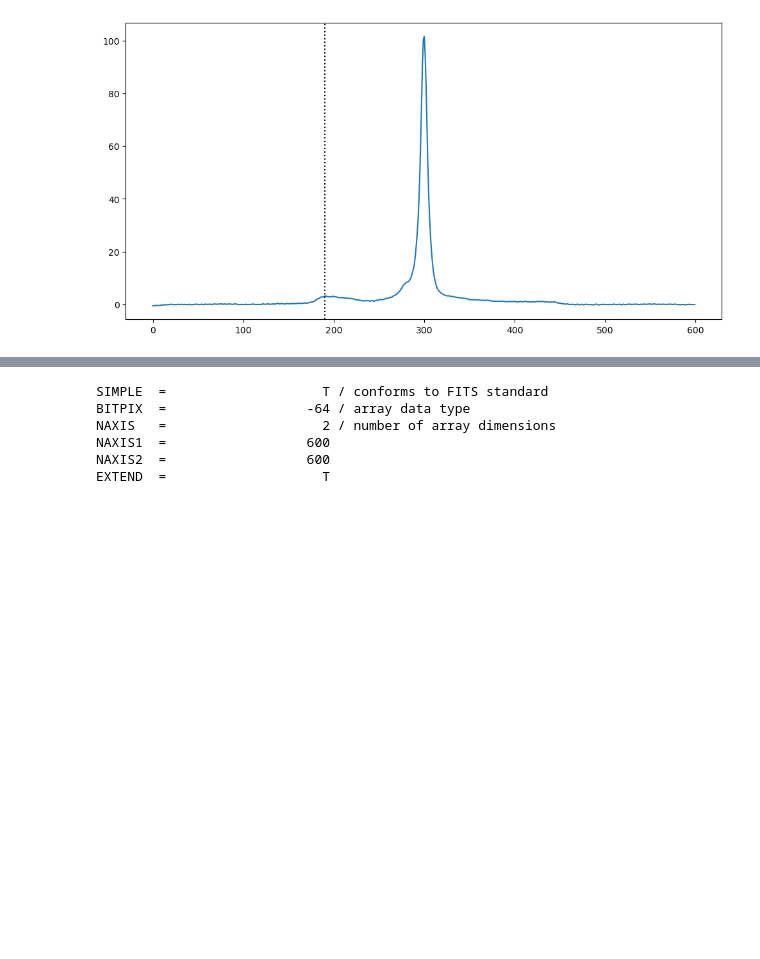
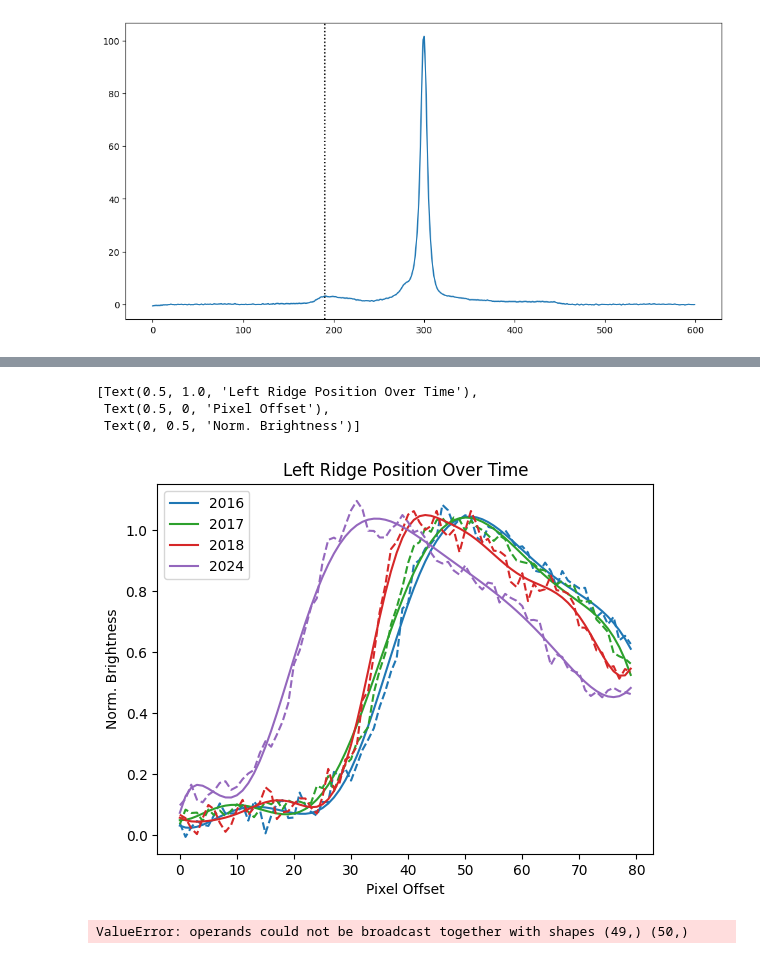
Before and after one commit to ryanwhite1/Wolf-Rayets, a Jupyter notebook: Expansion_Rate_and_Period.ipynb, the cells around one changed output, grey strips where cells are left out. Drawn from its saved outputs; the diff is of its cells as text; code cells hidden in the pictures; blank space fills up the shorter version.

```diff
--- a/Expansion_Rate_and_Period.ipynb
+++ b/Expansion_Rate_and_Period.ipynb
@@ -57,8 +61,53 @@ ax.set(title='Left Ridge Position Over Time', xlabel='Pixel Offset', ylabel='Nor
 # %%
+from scipy.interpolate import UnivariateSpline
+
+left_ridge_splines = {}
+fig, ax = plt.subplots()
+
+for key in vlt_data.keys():
+    left_ridge_splines[key] = UnivariateSpline(left_ridges['x'], left_ridges[key], k=5, s=0.1, ext=3)
+    ax.plot(x, left_ridge_splines[key](x), c=colours[key], label=str(key))
+    ax.plot(x, left_ridges[key], c=colours[key], ls='--')
+
+ax.legend()
+ax.set(title='Left Ridge Position Over Time', xlabel='Pixel Offset', ylabel='Norm. Brightness')
 # %% [output]
-SIMPLE  =                    T / conforms to FITS standard
-BITPIX  =                  -64 / array data type
-NAXIS   =                    2 / number of array dimensions
-NAXIS1  =                  600
-NAXIS2  =                  600
-EXTEND  =                    T
+[Text(0.5, 1.0, 'Left Ridge Position Over Time'),
+ Text(0.5, 0, 'Pixel Offset'),
+ Text(0, 0.5, 'Norm. Brightness')]
+[figure, added]
+# %%
+from scipy.optimize import least_squares
+
+use_left_ridge_spline = left_ridge_splines[2016]
+min_val, max_val = min(left_ridges['x']), max(left_ridges['x'])
+
+# def residual_error_squared(a, x, y):
+#     shifted_x = x - a
+#     if shifted_x < min_val or shifted_x > max_val:
+#         return 0
+#     error = use_left_ridge_spline(shifed_x) - y
+#     return error
+
+def residual_error_squared(a, x, y):
+    shifted_x = x - a
+    residuals = np.zeros(len(x))
+    for i in range(len(x)):
+        if shifted_x[i] < min_val or shifted_x[i] > max_val:
+            residuals[i] = np.nan
+        else:
+            residuals[i] = use_left_ridge_spline(shifted_x[i]) - y[i]
+    mask = ~np.isnan(residuals)
+    return residuals[mask]
+
+test_data = left_ridges[2024]
+
+result = least_squares(residual_error_squared, [30], args=(left_ridges['x'], test_data))
+test_shift = result.x
+# [test_shift], _ = curve_fit(shift_edge, ydata=test_data, xdata=left_ridges['x'], p0=(30))
+print(test_shift)
+fig, ax = plt.subplots()
+ax.plot(left_ridges['x'], test_data)
+ax.plot(left_ridges['x'], shift_edge(left_ridges['x'], test_shift))
+# %% [output]
+ValueError: operands could not be broadcast together with shapes (49,) (50,)
```
Also changed, not shown: parts of 6 cells of this notebook.
